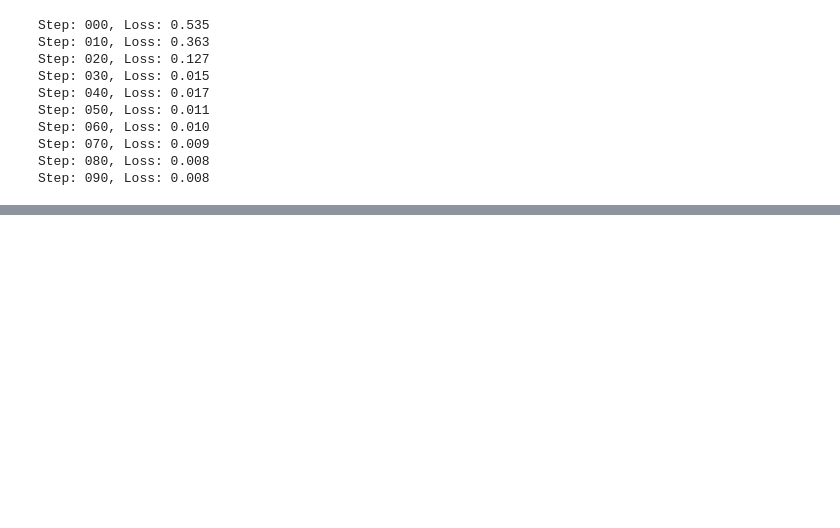
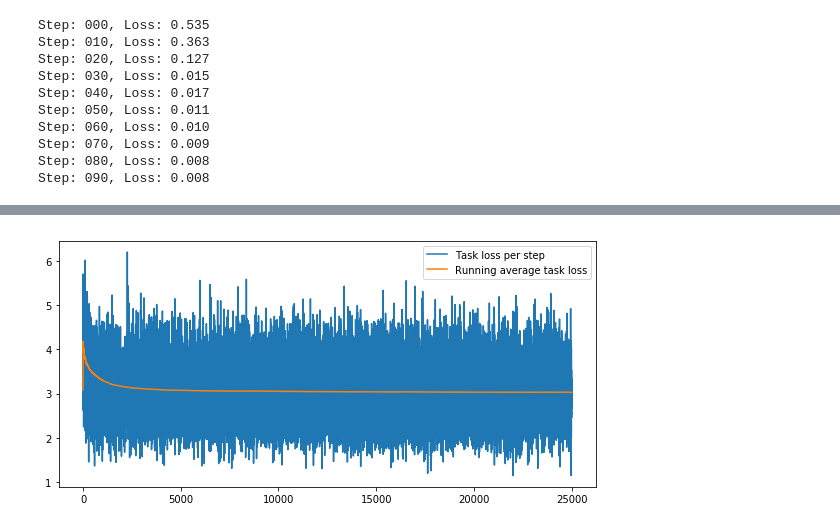
Before and after one commit to rpeloff/MAML, a Jupyter notebook: maml.ipynb, the cells around one changed output, grey strips where cells are left out. Saved outputs shown, nothing was run; the diff lists cells and outputs as text; code cells hidden in the pictures; blank space fills up the shorter version.

```diff
--- a/maml.ipynb
+++ b/maml.ipynb
@@ -276,0 +278,2 @@ for k in [5, 10, 20]:
+# %%
+model = create_regression_mlp()
@@ -276,0 +286,35 @@ for k in [5, 10, 20]:
+# %%
+def batch_train_step(model, loss, optimizer, x_batch, y_batch):
+    """Train model on (x, y) batch for one gradient update."""
+    loss_value = task_batch_loss(model, loss, x_batch, y_batch)
+
+    loss_grads = gradient(task_batch_loss)(
+        model, loss, x_batch, y_batch, targets=model.trainable_variables)
+
+    optimizer.apply_gradients(zip(loss_grads, model.trainable_variables))
+
+    return loss_value
+# %%
+optimizer = tf.keras.optimizers.Adam(learning_rate=1e-3)
+batch_size = 25
+k_shot = 10
+
+total_loss = 0.
+step_losses, run_avg_losses = [], []
+for step in range(25000):
+
+    x_batch, y_batch = [], []
+    for _ in range(batch_size):
+        x_train, y_train, _, _ = sinusoid_episode(k_shot)
+        x_batch.append(x_train)
+        y_batch.append(y_train)
+
+    loss_value = batch_train_step(model, mse_loss, optimizer, x_batch, y_batch)
+
+    total_loss += loss_value
+    step_losses.append(loss_value)
+    run_avg_losses.append(total_loss / (step + 1.))
+
+    if step % 1000 == 0:
+        print("Step: {:03d}, Step loss: {:.3f}, Average loss: {:.3f}".format(
+            step, loss_value.numpy(), run_avg_losses[-1].numpy()))
@@ -276,0 +339,8 @@ for k in [5, 10, 20]:
+# %%
+plt.figure(figsize=(8, 4))
+plt.plot(step_losses, label="Task loss per step")
+plt.plot(run_avg_losses, label="Running average task loss")
+plt.legend()
+plt.tight_layout()
+# %% [output]
+[figure, added]
```
Also changed, not shown: parts of 17 cells of this notebook.
